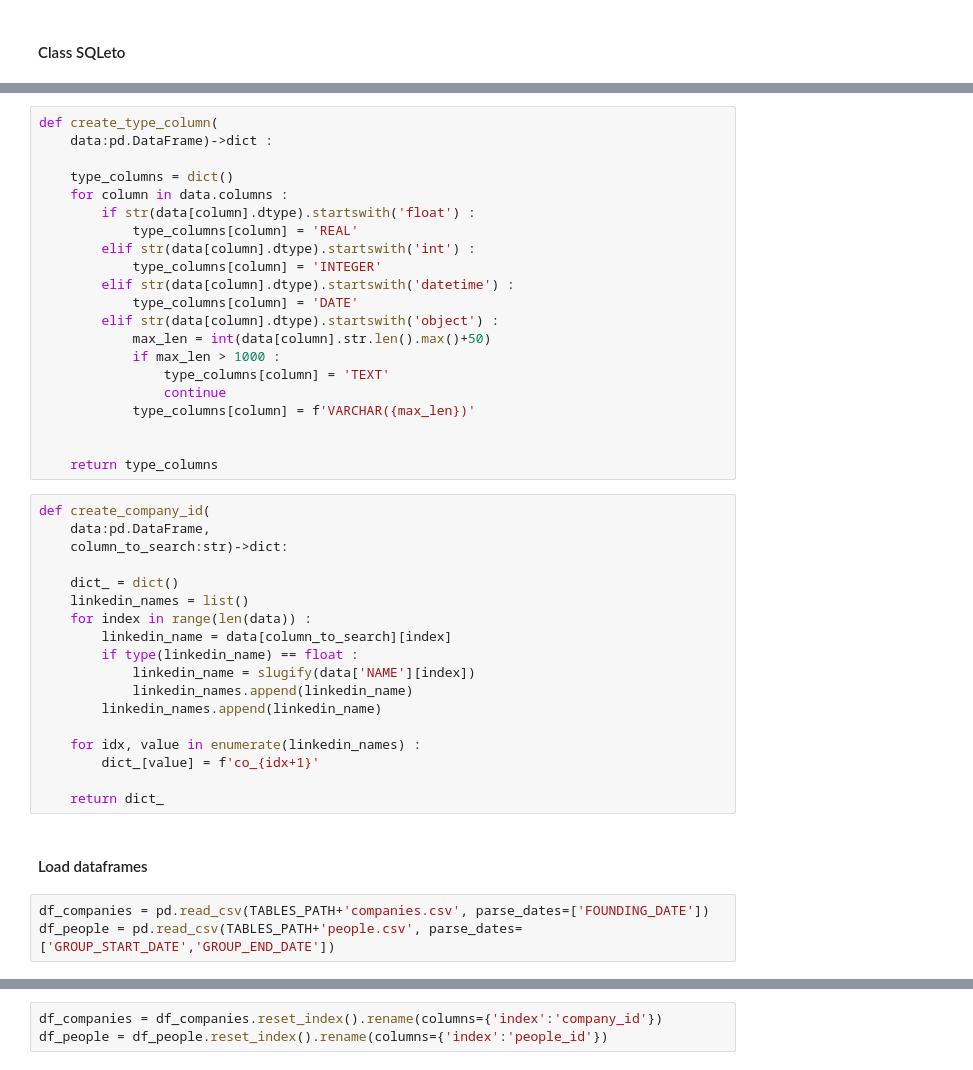
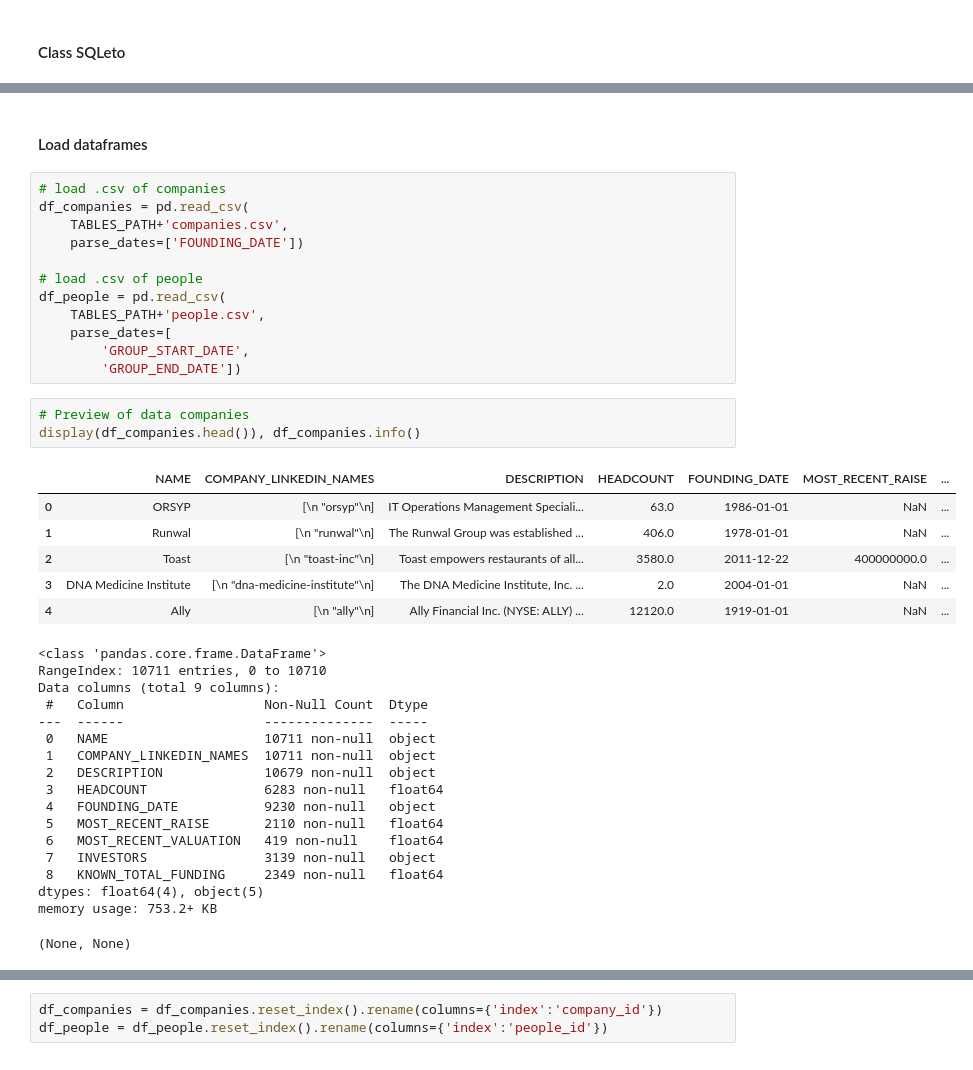
Before and after one commit to NophaieViscente/LabPyrata, a Jupyter notebook: SQL/code/creating_tables.ipynb, the cells around one changed output, grey strips where cells are left out. Cells and saved outputs as stored; diff of their text form.

```diff
--- a/SQL/code/creating_tables.ipynb
+++ b/SQL/code/creating_tables.ipynb
@@ -67,44 +137,41 @@ def get_dataframes_to_upload(path:str) :
-# %%
-def create_type_column(
-    data:pd.DataFrame)->dict :
-
-    type_columns = dict()
-    for column in data.columns :
-        if str(data[column].dtype).startswith('float') :
-            type_columns[column] = 'REAL'
-        elif str(data[column].dtype).startswith('int') :
-            type_columns[column] = 'INTEGER'
-        elif str(data[column].dtype).startswith('datetime') :
-            type_columns[column] = 'DATE'
-        elif str(data[column].dtype).startswith('object') :
-            max_len = int(data[column].str.len().max()+50)
-            if max_len > 1000 :
-                type_columns[column] = 'TEXT'
-                continue
-            type_columns[column] = f'VARCHAR({max_len})'
-
-
-    return type_columns
-# %%
-def create_company_id(
-    data:pd.DataFrame,
-    column_to_search:str)->dict:
-
-    dict_ = dict()
-    linkedin_names = list()
-    for index in range(len(data)) :
-        linkedin_name = data[column_to_search][index]
-        if type(linkedin_name) == float :
-            linkedin_name = slugify(data['NAME'][index])
-            linkedin_names.append(linkedin_name)
-        linkedin_names.append(linkedin_name)
-
-    for idx, value in enumerate(linkedin_names) :
-        dict_[value] = f'co_{idx+1}'
-
-    return dict_
 # %% [markdown]
 #### Load dataframes
 # %%
-df_companies = pd.read_csv(TABLES_PATH+'companies.csv', parse_dates=['FOUNDING_DATE'])
-df_people = pd.read_csv(TABLES_PATH+'people.csv', parse_dates=['GROUP_START_DATE','GROUP_END_DATE'])
+# load .csv of companies
+df_companies = pd.read_csv(
+    TABLES_PATH+'companies.csv',
+    parse_dates=['FOUNDING_DATE'])
+
+# load .csv of people
+df_people = pd.read_csv(
+    TABLES_PATH+'people.csv',
+    parse_dates=[
+        'GROUP_START_DATE',
+        'GROUP_END_DATE'])
+# %%
+# Preview of data companies
+display(df_companies.head()), df_companies.info()
+# %% [output]
+|  | NAME | COMPANY_LINKEDIN_NAMES | DESCRIPTION | HEADCOUNT | FOUNDING_DATE | MOST_RECENT_RAISE | ... |
+| 0 | ORSYP | [\n "orsyp"\n] | IT Operations Management Speciali... | 63.0 | 1986-01-01 | NaN | ... |
+| 1 | Runwal | [\n "runwal"\n] | The Runwal Group was established ... | 406.0 | 1978-01-01 | NaN | ... |
+| 2 | Toast | [\n "toast-inc"\n] | Toast empowers restaurants of all... | 3580.0 | 2011-12-22 | 400000000.0 | ... |
+| 3 | DNA Medicine Institute | [\n "dna-medicine-institute"\n] | The DNA Medicine Institute, Inc. ... | 2.0 | 2004-01-01 | NaN | ... |
+| 4 | Ally | [\n "ally"\n] | Ally Financial Inc. (NYSE: ALLY) ... | 12120.0 | 1919-01-01 | NaN | ... |
+<class 'pandas.core.frame.DataFrame'>
+RangeIndex: 10711 entries, 0 to 10710
+Data columns (total 9 columns):
+ #   Column                  Non-Null Count  Dtype
+---  ------                  --------------  -----
+ 0   NAME                    10711 non-null  object
+ 1   COMPANY_LINKEDIN_NAMES  10711 non-null  object
+ 2   DESCRIPTION             10679 non-null  object
+ 3   HEADCOUNT               6283 non-null   float64
+ 4   FOUNDING_DATE           9230 non-null   object
+ 5   MOST_RECENT_RAISE       2110 non-null   float64
+ 6   MOST_RECENT_VALUATION   419 non-null    float64
+ 7   INVESTORS               3139 non-null   object
+ 8   KNOWN_TOTAL_FUNDING     2349 non-null   float64
+dtypes: float64(4), object(5)
+memory usage: 753.2+ KB
+(None, None)
```
Also changed, not shown: parts of 24 cells of this notebook, 2 other files.
